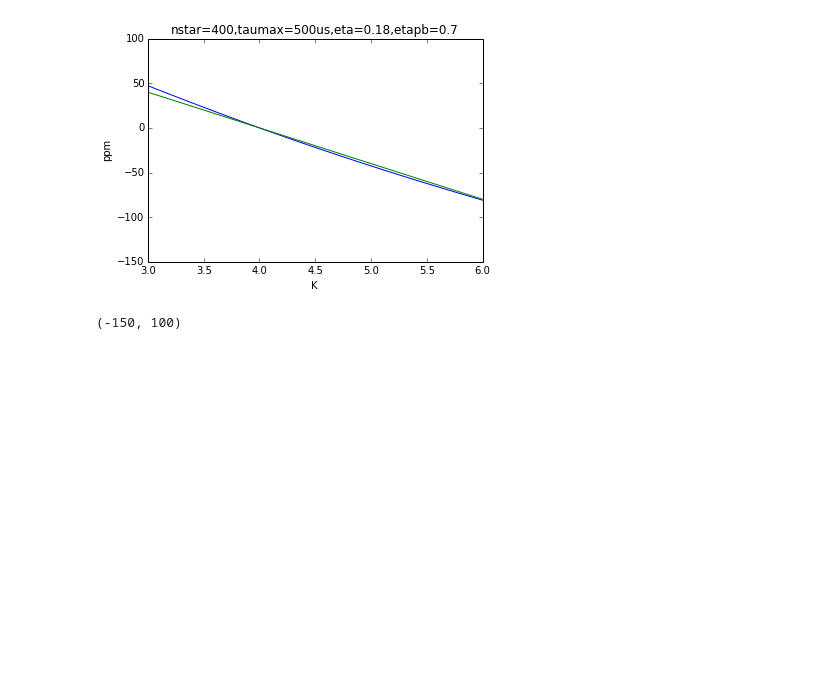
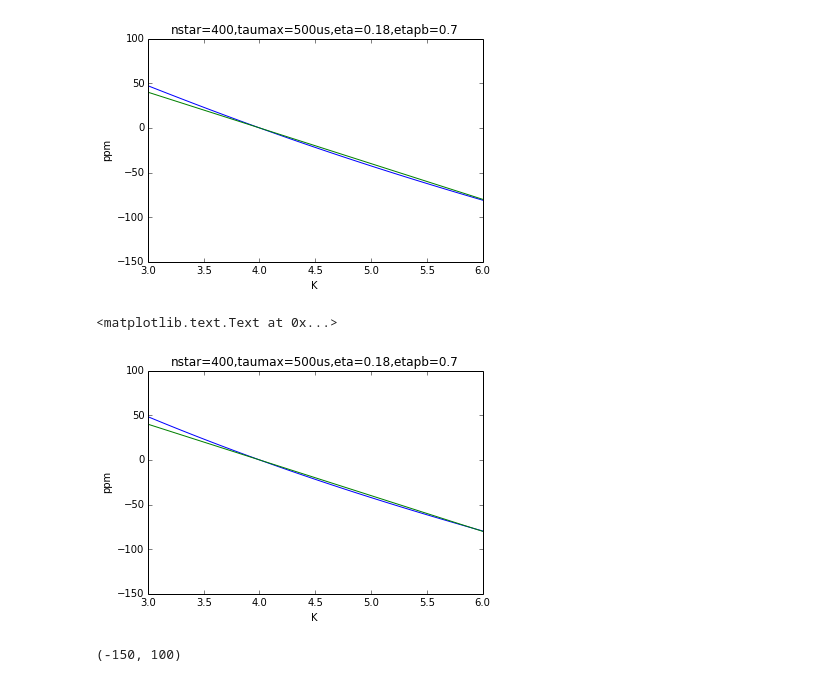
Before and after one commit to gitj/notebooks, a Jupyter notebook: 2014-11-15-paper-calculations.ipynb, the cells around one changed output. Drawn from its saved outputs; the diff is of its cells as text; code cells hidden in the pictures; blank space fills up the shorter version.

```diff
--- a/2014-11-15-paper-calculations.ipynb
+++ b/2014-11-15-paper-calculations.ipynb
@@ -131,6 +171,18 @@ xlabel('K')
 # %% [output]
 <matplotlib.text.Text at 0x...>
 [figure]
+# %%
+plot(T,-1e6*deltaf_T(T,nstar=100,taumax=400e-6,eta=.8))
+plot(T,-(T*40-4.0*40))
+
+xlim(3,6)
+ylim(-150,100)
+title('nstar=400,taumax=500us,eta=0.18,etapb=0.7')
+ylabel('ppm')
+xlabel('K')
+# %% [output]
+<matplotlib.text.Text at 0x...>
+[figure, added]
 # %%
 plot(T,-1e6*deltaf_T(T,nstar=400,taumax=500e-6,eta=0.3))
 plot(T,-((T-4.0)*40))
```
Also changed, not shown: parts of 13 cells of this notebook.
